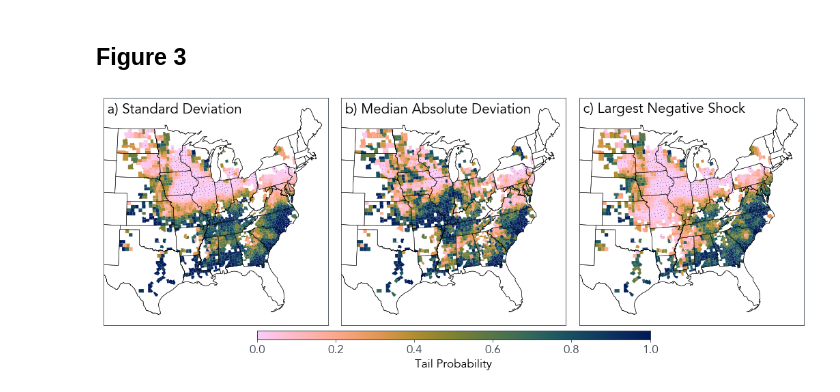
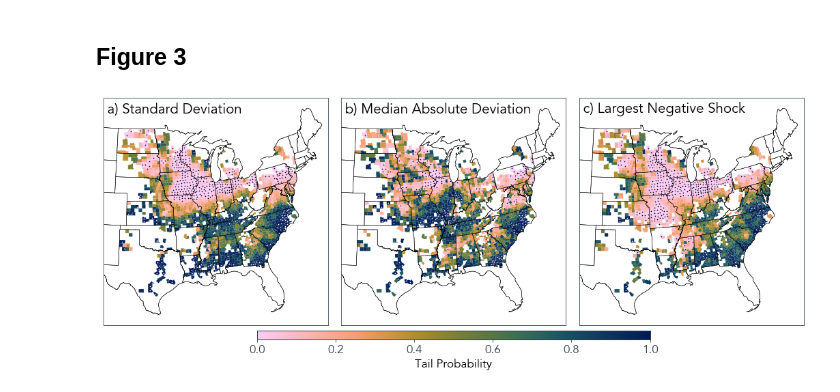
Before and after one commit to david0811/BCSD_CornYields_UQ, a Jupyter notebook: analysis/county_yield.ipynb, the cells around one changed output. Drawn from its saved outputs; the diff is of its cells as text; code cells hidden in the pictures.

```diff
--- a/analysis/county_yield.ipynb
+++ b/analysis/county_yield.ipynb
@@ -197,16 +197,16 @@ model = 'gmfd_sd'
 vmin = 0.
 vmax = 1.
 
-sig05_plot = pd.merge(county_shp_plot, data.query('gmfd_sd <= 0.01'), on="GEOID", how='inner', copy=False)
+sig05_plot = pd.merge(county_shp_plot, data.query('gmfd_sd <= 0.05'), on="GEOID", how='inner', copy=False)
 sig05_plot['geometry'] = sig05_plot['geometry'].apply(lambda x: x.centroid)
 
-sig95_plot = pd.merge(county_shp_plot, data.query('gmfd_sd >= 0.99'), on="GEOID", how='inner', copy=False)
+sig95_plot = pd.merge(county_shp_plot, data.query('gmfd_sd >= 0.95'), on="GEOID", how='inner', copy=False)
 sig95_plot['geometry'] = sig95_plot['geometry'].apply(lambda x: x.centroid)
 
 data_shp = pd.merge(county_shp_plot, data.filter([model, 'GEOID']), on="GEOID", how="inner", copy=False)
 data_shp.dropna().plot(column=model, ax=ax, cax=cax, legend=True, cmap=batlow_map, vmin=vmin, vmax=vmax)
-sig05_plot.plot(color = 'black', markersize=0.1, marker = '.', ax = ax)
-sig95_plot.plot(color = 'white', markersize=0.1, marker = '.', ax = ax)
+sig05_plot.plot(color = 'black', markersize=0.4, marker = 'o', ax = ax)
+sig95_plot.plot(color = 'white', markersize=0.4, marker = 'o', ax = ax)
 states.geometry.boundary.plot(ax=ax, linewidth=0.5, edgecolor="black", color=None)
 coast.geometry.boundary.plot(ax=ax, linewidth=0.5, edgecolor="black", color=None)
 ax.tick_params(labelbottom=False, labelleft=False, color = 'white')
@@ -219,52 +219,53 @@ model = 'gmfd_mad'
 vmin = 0.
 vmax = 1.
 
-sig05_plot = pd.merge(county_shp_plot, data.query('gmfd_mad <= 0.01'), on="GEOID", how='inner', copy=False)
+sig05_plot = pd.merge(county_shp_plot, data.query('gmfd_mad <= 0.05'), on="GEOID", how='inner', copy=False)
 sig05_plot['geometry'] = sig05_plot['geometry'].apply(lambda x: x.centroid)
 
-sig95_plot = pd.merge(county_shp_plot, data.query('gmfd_mad >= 0.99'), on="GEOID", how='inner', copy=False)
+sig95_plot = pd.merge(county_shp_plot, data.query('gmfd_mad >= 0.95'), on="GEOID", how='inner', copy=False)
 sig95_plot['geometry'] = sig95_plot['geometry'].apply(lambda x: x.centroid)
 
 data_shp = pd.merge(county_shp_plot, data.filter([model, 'GEOID']), on="GEOID", how="inner", copy=False)
 data_shp.dropna().plot(column=model, ax=ax, cax=cax, legend=True, cmap=batlow_map, vmin=vmin, vmax=vmax)
-sig05_plot.plot(color = 'black', markersize=0.1, marker = '.', ax = ax)
-sig95_plot.plot(color = 'white', markersize=0.1, marker = '.', ax = ax)
+sig05_plot.plot(color = 'black', markersize=0.4, marker = 'o', ax = ax)
+sig95_plot.plot(color = 'white', markersize=0.4, marker = 'o', ax = ax)
 states.geometry.boundary.plot(ax=ax, linewidth=0.5, edgecolor="black", color=None)
 coast.geometry.boundary.plot(ax=ax, linewidth=0.5, edgecolor="black", color=None)
 ax.tick_params(labelbottom=False, labelleft=False, color = 'white')
 ax.set_xlim([-500000,2600000])
 ax.set_title(' b) Median Absolute Deviation', loc = 'left', pad = -22)
 
 # MIN
 ax = plt.subplot(gs[2])
 model = 'gmfd_min'
 vmin = 0.
 vmax = 1.
 data['gmfd_min'] = 1.-data['gmfd_min'] # For magnitude of largest shock (makes plot easier to comprehend)
 
-sig05_plot = pd.merge(county_shp_plot, data.query('gmfd_min <= 0.01'), on="GEOID", how='inner', copy=False)
+sig05_plot = pd.merge(county_shp_plot, data.query('gmfd_min <= 0.05'), on="GEOID", how='inner', copy=False)
 sig05_plot['geometry'] = sig05_plot['geometry'].apply(lambda x: x.centroid)
 
-sig95_plot = pd.merge(county_shp_plot, data.query('gmfd_min >= 0.99'), on="GEOID", how='inner', copy=False)
+sig95_plot = pd.merge(county_shp_plot, data.query('gmfd_min >= 0.95'), on="GEOID", how='inner', copy=False)
 sig95_plot['geometry'] = sig95_plot['geometry'].apply(lambda x: x.centroid)
 
 data_shp = pd.merge(county_shp_plot, data.filter([model, 'GEOID']), on="GEOID", how="inner", copy=False)
 data_shp.dropna().plot(column=model, ax=ax, cax=cax, legend=True, cmap=batlow_map, vmin=vmin, vmax=vmax)
-sig05_plot.plot(color = 'black', markersize=0.1, marker = '.', ax = ax)
-sig95_plot.plot(color = 'white', markersize=0.1, marker = '.', ax = ax)
+sig05_plot.plot(color = 'black', markersize=0.4, marker = 'o', ax = ax)
+sig95_plot.plot(color = 'white', markersize=0.4, marker = 'o', ax = ax)
 states.geometry.boundary.plot(ax=ax, linewidth=0.5, edgecolor="black", color=None)
 coast.geometry.boundary.plot(ax=ax, linewidth=0.5, edgecolor="black", color=None)
 ax.tick_params(labelbottom=False, labelleft=False, color = 'white')
 ax.set_xlim([-500000,2600000])
 ax.set_title(' c) Largest Negative Shock', loc = 'left', pad = -22)
 
 # Colorbar
 sm = plt.cm.ScalarMappable(cmap=batlow_map, norm=plt.Normalize(vmin=vmin, vmax=vmax))
 sm._A = []
 fig.colorbar(sm, cax=cax, orientation = 'horizontal', label = 'Tail Probability')
 
 
 # Show
-plt.show()
+# plt.show()
+plt.savefig('../figs/figure3.jpg', dpi=900)
 # %% [output]
-[figure, old version]
+[figure, new version]
```
Also changed, not shown: 13 other files.
